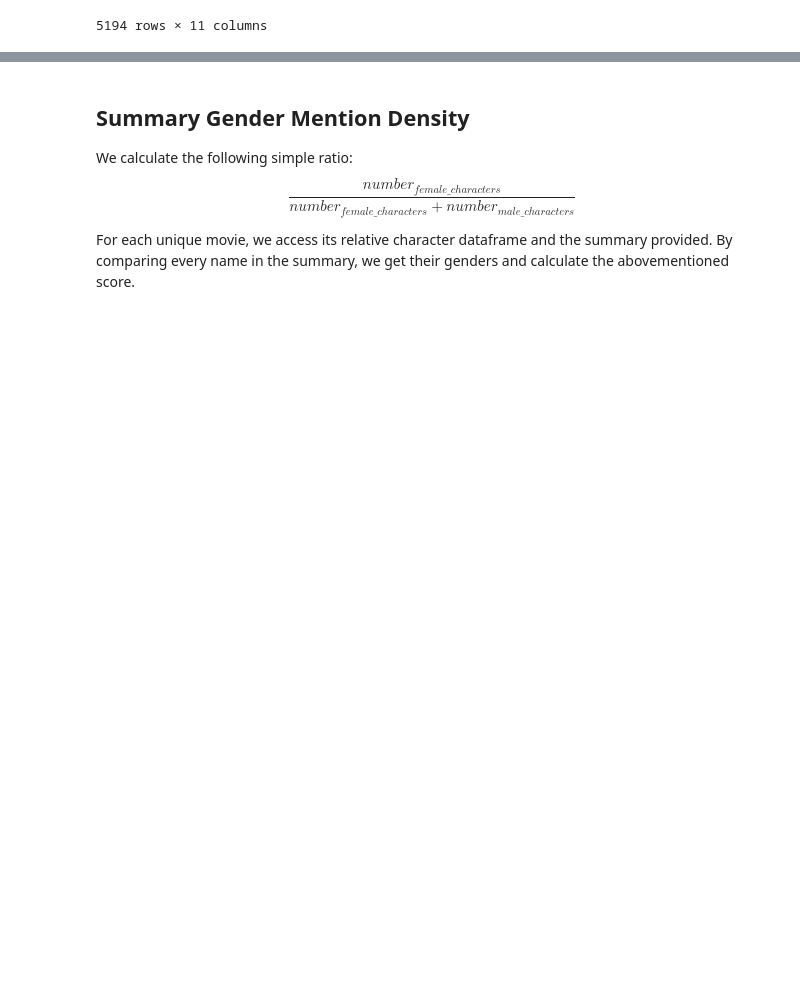
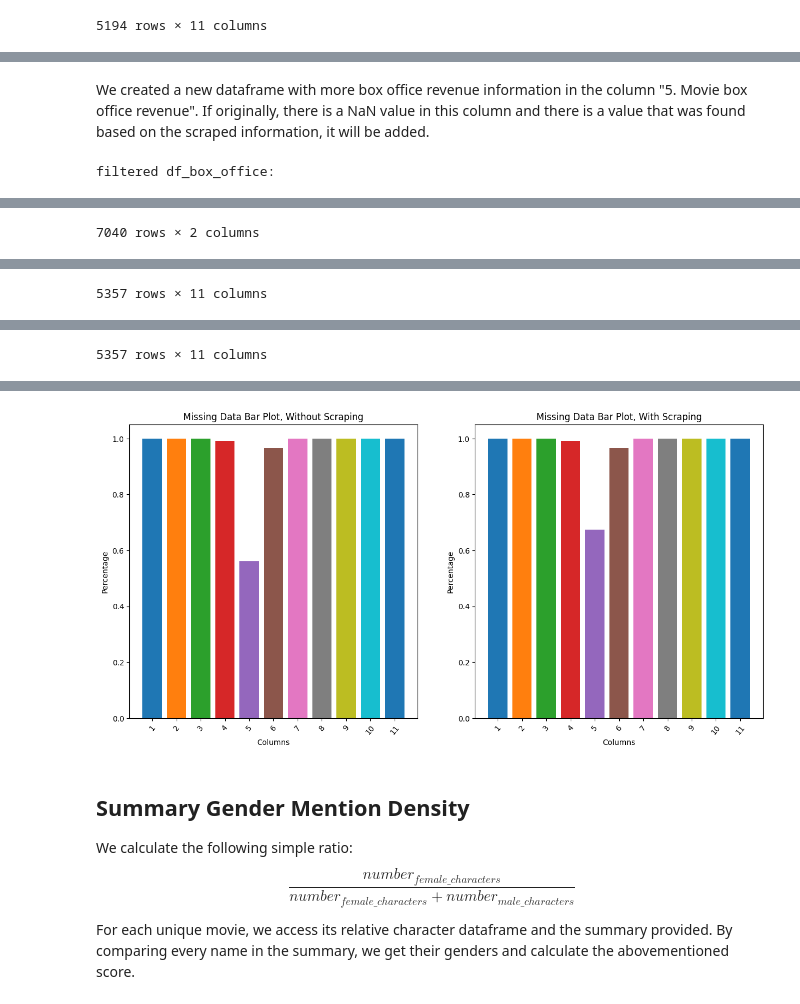
Before and after one commit to epfl-ada/ada-2023-project-pandamonium, a Jupyter notebook: dataset_expand.ipynb, the cells around one changed output, grey strips where cells are left out. Saved outputs shown, nothing was run; the diff lists cells and outputs as text; code cells hidden in the pictures; blank space fills up the shorter version.

Commit message:
Box office scrapper and its first plot added

```diff
--- a/dataset_expand.ipynb
+++ b/dataset_expand.ipynb
@@ -108,0 +203,74 @@ Movie Metadata After sync: (5194, 11)
+# %% [markdown]
+We created a new dataframe with more box office revenue information in the column "5. Movie box office revenue". If originally, there is a NaN value in this column and there is a value that was found based on the scraped information, it will be added.
+# %%
+#change the name of movie name column to match our bechdel intersection dataframe
+df_box_office.rename(columns={'Release Group': '3. Movie name'}, inplace=True)
+
+# Drop unnecessary columns
+df_box_office = df_box_office.drop(['Rank', '%', '%', 'Domestic', 'Foreign'], axis=1)
+
+print(f"\nfiltered df_box_office:\n")
+display(df_box_office)
+
+# Merge based on the 'ID' column
+merged_df = pd.merge(movie_metadata_bechdel, df_box_office, on='3. Movie name', how='left')
+
+#print(f"\nnew movie dataframe:\n")
+#display(merged_df)
+
+updated_df = merged_df.copy(deep=True)
+
+# Fill NaN values in '5. Movie box office revenue' with values from 'Worldwide' which is the scraped data information
+updated_df['5. Movie box office revenue'] = updated_df['5. Movie box office revenue'].fillna(updated_df['Worldwide'])
+
+# print(f"\nnew movie dataframe with updated 5th column:\n")
+# display(updated_df)
+
+merged_df = merged_df.drop('Worldwide',axis=1)
+updated_df = updated_df.drop('Worldwide',axis=1)
+
+
+display(merged_df)
+display(updated_df)
+
+# Indicator variable showing that something is NA
+df_analysis=merged_df.copy(deep=True)
+df_analysis["4. Movie release date"]=df_analysis["4. Movie release date"].dropna().astype(str).str[:4]
+
+df_analysis_bechdel=updated_df.copy(deep=True)
+df_analysis_bechdel["4. Movie release date"]=df_analysis_bechdel["4. Movie release date"].dropna().astype(str).str[:4]
+
+columns_list=df_analysis.columns
+fig,ax= plt.subplots(1,2, figsize=(15,7))
+
+
+for column_name, index in zip(columns_list, range(0, len(columns_list))):
+    print(column_name)
+
+    df_analysis["missing_data"] = df_analysis[column_name].notna()
+    mean_missing=df_analysis["missing_data"].mean()
+
+    df_analysis_bechdel["missing_data"] = df_analysis_bechdel[column_name].notna()
+    mean_missing_bechdel=df_analysis_bechdel["missing_data"].mean()
+
+
+    ax[0].bar(column_name,mean_missing)
+    ax[1].bar(column_name,mean_missing_bechdel)
+
+ax[0].set_ylabel("Percentage")
+ax[0].set_xlabel("Columns")
+ax[0].set_title(f"Missing Data Bar Plot, Without Scraping");
+ticks = ax[0].get_xticks();  # Get the current tick positions
+ax[0].set_xticks(ticks);
+ticks = [s+1 for s in ticks]
+ax[0].set_xticklabels(ticks, rotation = 50);
+
+ax[1].set_ylabel("Percentage")
+ax[1].set_xlabel("Columns")
+ax[1].set_title(f"Missing Data Bar Plot, With Scraping");
+ticks = ax[1].get_xticks();  # Get the current tick positions
+ax[1].set_xticks(ticks);
+ticks = [s+1 for s in ticks]
+ax[1].set_xticklabels(ticks, rotation = 50);
+# %% [output]
+filtered df_box_office:
@@ -108,0 +289 @@ Movie Metadata After sync: (5194, 11)
+7040 rows × 2 columns
@@ -108,0 +302 @@ Movie Metadata After sync: (5194, 11)
+5357 rows × 11 columns
@@ -108,0 +315 @@ Movie Metadata After sync: (5194, 11)
+5357 rows × 11 columns
@@ -109,3 +327,4 @@ Movie Metadata After sync: (5194, 11)
+[figure, added]
 # %% [markdown]
 ## Summary Gender Mention Density
 We calculate the following simple ratio:
```
Also changed, not shown: parts of 5 cells of this notebook.
